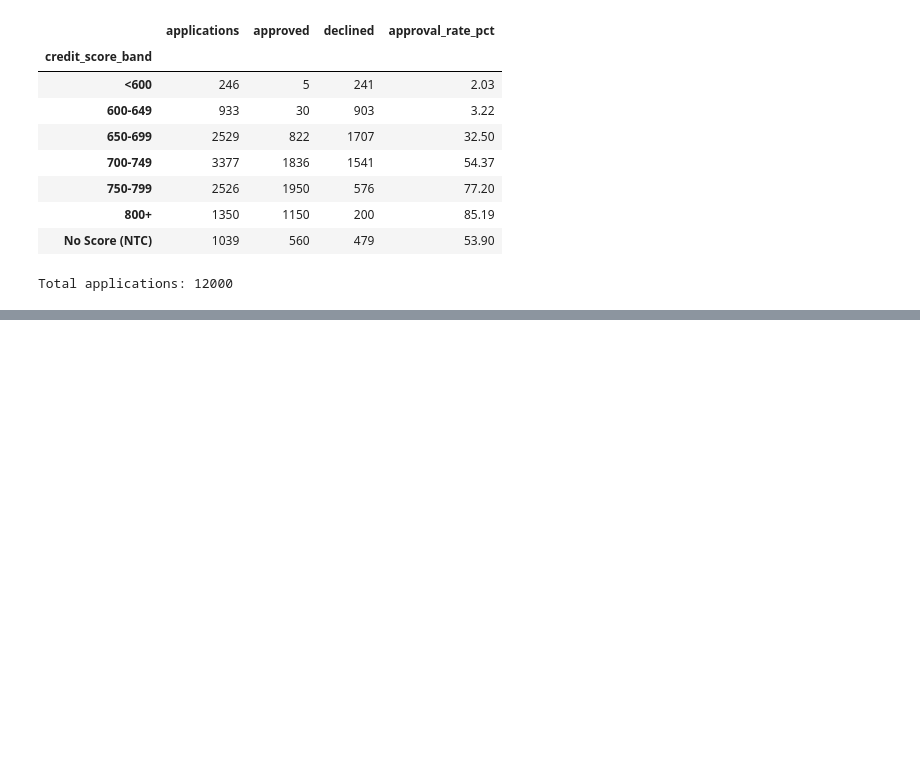
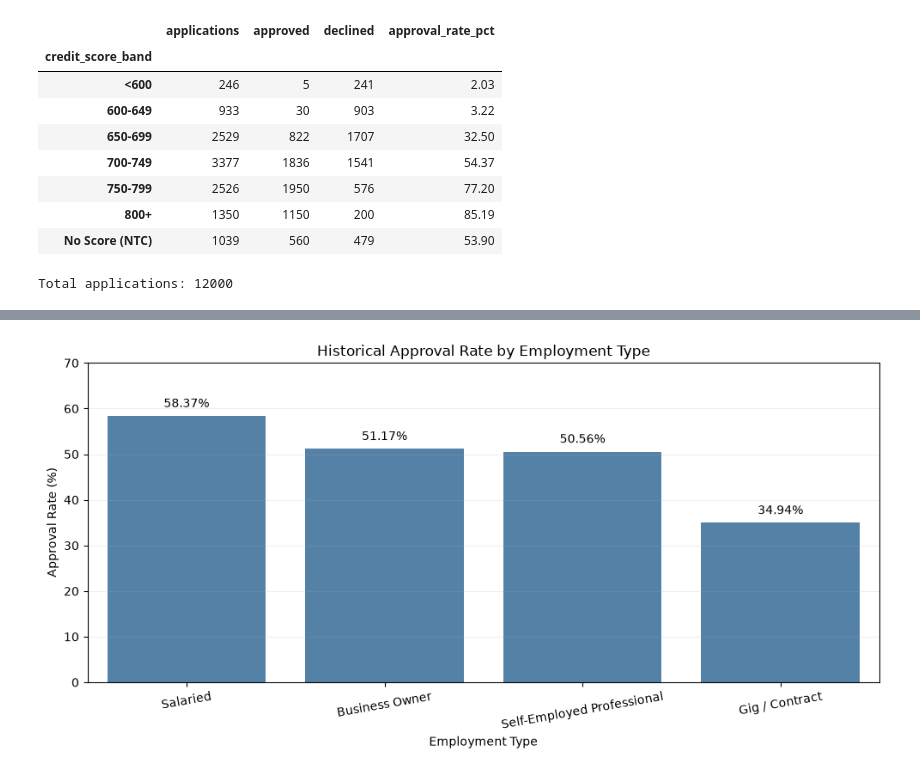
Before and after one commit to harshithkatta04-blip/credit-prescreening-ml, a Jupyter notebook: notebooks/01_credit_prescreening.ipynb, the cells around one changed output, grey strips where cells are left out. Saved outputs shown, nothing was run; the diff lists cells and outputs as text; code cells hidden in the pictures; blank space fills up the shorter version.

```diff
--- a/notebooks/01_credit_prescreening.ipynb
+++ b/notebooks/01_credit_prescreening.ipynb
@@ -1347,0 +1387,20 @@ Total applications: 12000
+# %%
+employment_summary = (
+    df_52.groupby("employment_type")
+    .agg(
+        applications=("decision", "size"),
+        approved=("decision", lambda x: (x == "Approved").sum()),
+        declined=("decision", lambda x: (x == "Declined").sum())
+    )
+)
+
+employment_summary["approval_rate_pct"] = (
+    employment_summary["approved"]
+    / employment_summary["applications"] * 100
+).round(2)
+
+display(
+    employment_summary.sort_values(
+        "approval_rate_pct", ascending=False
+    )
+)
@@ -1347,0 +1503,43 @@ Total applications: 12000
+# %%
+#Employment Type vs Historical Approval Rate
+
+plot_data = (
+    employment_summary
+    .reset_index()
+    .sort_values("approval_rate_pct", ascending=False)
+)
+
+fig, ax = plt.subplots(figsize=(10, 5))
+
+sns.barplot(
+    data=plot_data,
+    x="employment_type",
+    y="approval_rate_pct",
+    color="steelblue",
+    ax=ax
+)
+
+for bar in ax.patches:
+    height = bar.get_height()
+    ax.annotate(
+        f"{height:.2f}%",
+        (bar.get_x() + bar.get_width() / 2, height),
+        ha="center",
+        va="bottom",
+        xytext=(0, 5),
+        textcoords="offset points"
+    )
+
+ax.set(
+    title="Historical Approval Rate by Employment Type",
+    xlabel="Employment Type",
+    ylabel="Approval Rate (%)",
+    ylim=(0, 70)
+)
+
+ax.grid(axis="y", alpha=0.2)
+plt.xticks(rotation=10)
+plt.tight_layout()
+plt.show()
+# %% [output]
+[figure, added]
```
Also changed, not shown: parts of 66 cells of this notebook, 3 other files.
